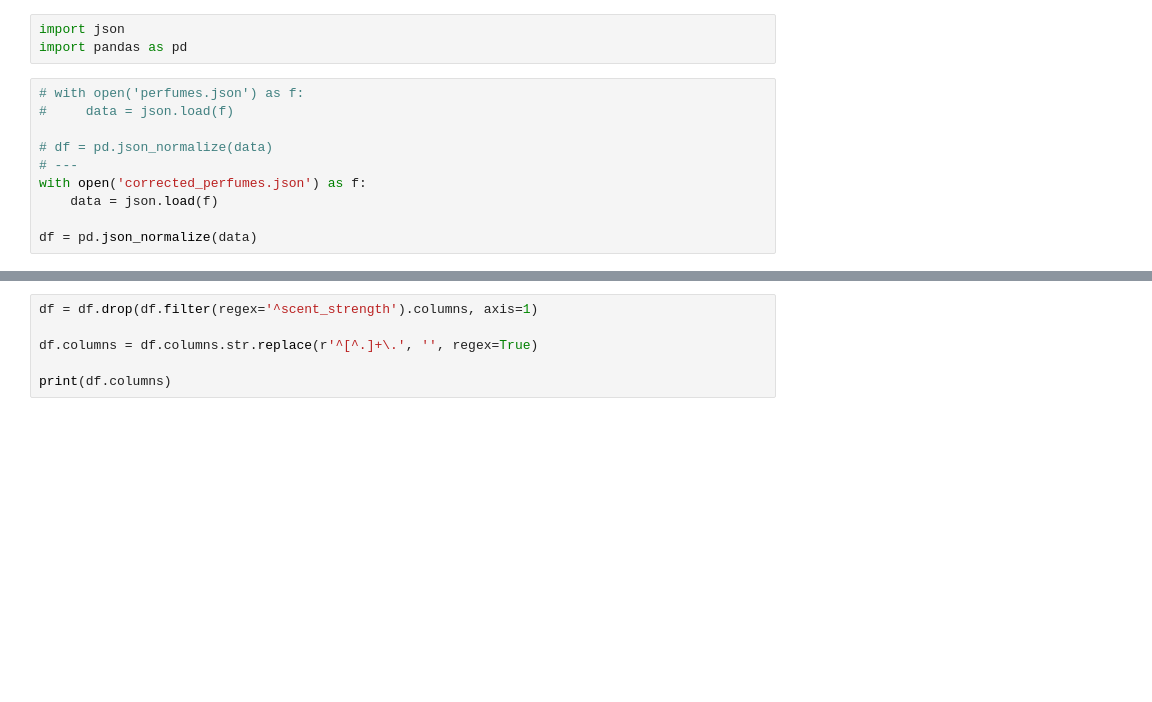
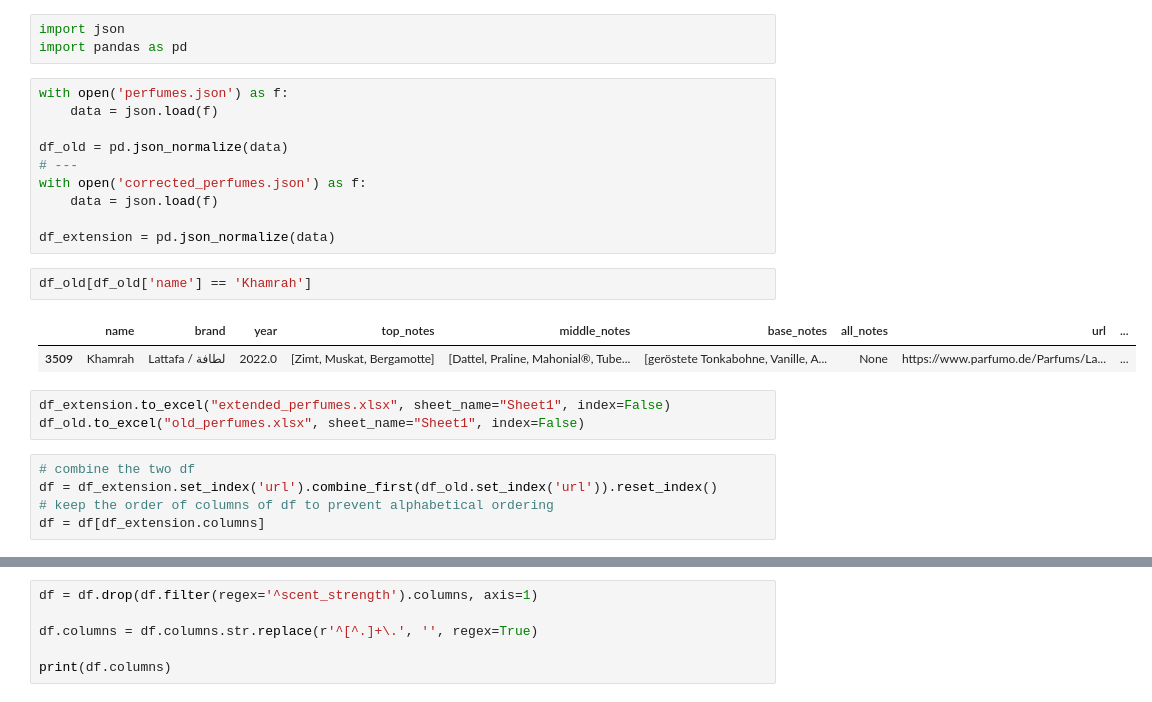
Before and after one commit to hamza1av/Parfumo, a Jupyter notebook: notebook.ipynb, the cells around one changed output, grey strips where cells are left out. Saved outputs shown, nothing was run; the diff lists cells and outputs as text; blank space fills up the shorter version.

```diff
--- a/notebook.ipynb
+++ b/notebook.ipynb
@@ -2,12 +2,25 @@
 import json
 import pandas as pd
 # %%
-# with open('perfumes.json') as f:
-#     data = json.load(f)
+with open('perfumes.json') as f:
+    data = json.load(f)
 
-# df = pd.json_normalize(data)
+df_old = pd.json_normalize(data)
 # ---
 with open('corrected_perfumes.json') as f:
     data = json.load(f)
 
-df = pd.json_normalize(data)
+df_extension = pd.json_normalize(data)
+# %%
+df_old[df_old['name'] == 'Khamrah']
+# %% [output]
+|  | name | brand | year | top_notes | middle_notes | base_notes | all_notes | url | ... |
+| 3509 | Khamrah | Lattafa / لطافة | 2022.0 | [Zimt, Muskat, Bergamotte] | [Dattel, Praline, Mahonial®, Tube... | [geröstete Tonkabohne, Vanille, A... | None | https://www.parfumo.de/Parfums/La... | ... |
+# %%
+df_extension.to_excel("extended_perfumes.xlsx", sheet_name="Sheet1", index=False)
+df_old.to_excel("old_perfumes.xlsx", sheet_name="Sheet1", index=False)
+# %%
+# combine the two df
+df = df_extension.set_index('url').combine_first(df_old.set_index('url')).reset_index()
+# keep the order of columns of df to prevent alphabetical ordering
+df = df[df_extension.columns]
```
Also changed, not shown: parts of 12 cells of this notebook, 10 other files.
